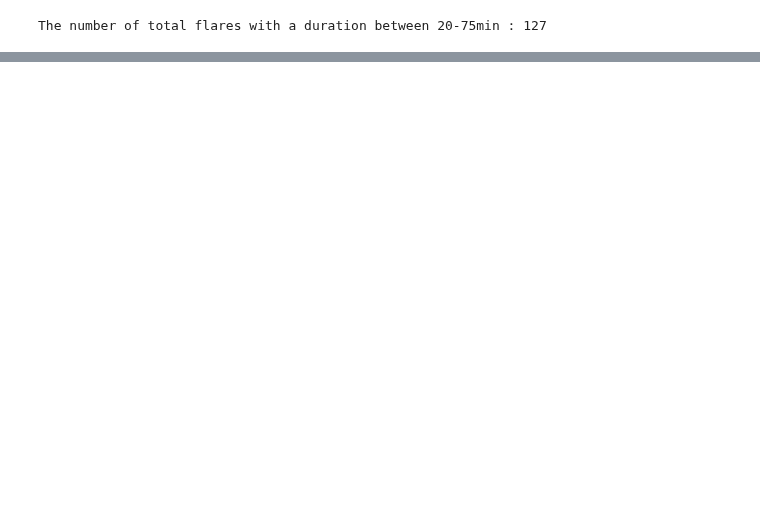
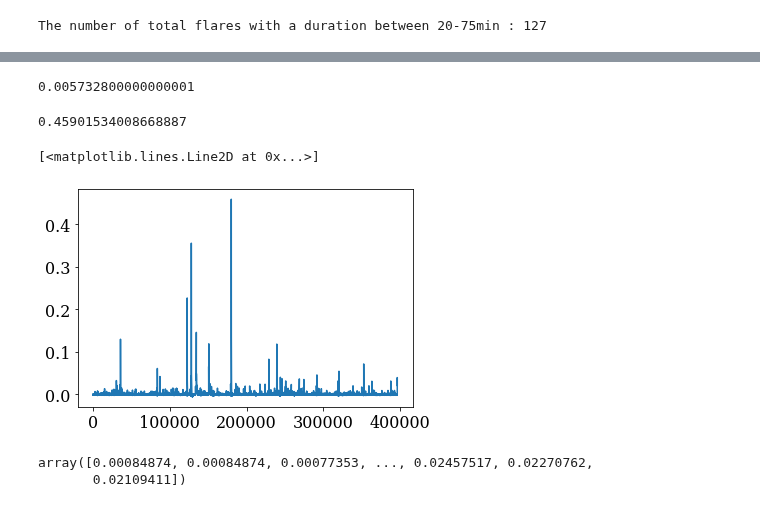
Before and after one commit to lupitatovar/flares, a Jupyter notebook: notebooks/stacked_flares.ipynb, the cells around one changed output, grey strips where cells are left out. Saved outputs shown, nothing was run; the diff lists cells and outputs as text; code cells hidden in the pictures; blank space fills up the shorter version.

```diff
--- a/notebooks/stacked_flares.ipynb
+++ b/notebooks/stacked_flares.ipynb
@@ -37,11 +37,12 @@ from lightkurve import search_targetpixelfile
 target = '9726699'
 gj1243_collection = search_lightcurvefile(target,cadence='short').download_all()
 # %%
-gj1243lc = gj1243_collection[0].PDCSAP_FLUX
+gj1243lc = gj1243_collection[0].PDCSAP_FLUX.remove_nans()
 
+#stitching together the full light curve
 for q in range(1,len(gj1243_collection)):
     try:
-        gj1243lc = gj1243lc.append(gj1243_collection[q].PDCSAP_FLUX)
+        gj1243lc = gj1243lc.append(gj1243_collection[q].PDCSAP_FLUX).remove_nans()
     except:
             print(q)
 # %% [markdown]
@@ -472,6 +450,6 @@ plt.xlim(539.5,550)
 # %%
 #subtracting the gp
-
+oneflare_x = gj1243_collection[0].time
 plt.scatter(oneflare_x,detrended_unmes)
 #avg that includes the flares
 
@@ -628,0 +578,21 @@ print(len(q1_flares))
+# %%
+#interpolating the full light curve
+plt.scatter(oneflare_x,detrended_unmes)
+#avg that includes the flares
+
+#plt.xlim(539.645,539.69)
+#plt.xlim(539.645,539.670)
+#plt.ylim(-.01,0.01)
+
+#plt.plot(x, pred_mean, color=color)
+#plt.fill_between(x, pred_mean+pred_std, pred_mean-pred_std, color=color, alpha=0.5,
+                 #edgecolor="none")
+plt.xlabel("Time")
+plt.ylabel("Flux")
+
+padding_factor = 10
+steps = padding_factor*len(detrended_unmes)
+
+month1_xvals = np.linspace(539.460, 566.534, steps)
+month1_yinterp = np.interp(month1_xvals, oneflare_x, detrended_unmes)
+plt.plot(month1_xvals,month1_yinterp,'-x',color='orange',alpha=0.5)
@@ -679,0 +643,18 @@ max(q1_yinterp)
+# %%
+m1_flares_dur_limit['flux peak'][1]
+# %% [output]
+0.005732800000000001
+# %%
+np.amax(month1_yinterp)
+# %% [output]
+0.45901534008668887
+# %%
+plt.plot(month1_yinterp)
+# %% [output]
+[<matplotlib.lines.Line2D at 0x...>]
+[figure, added]
+# %%
+month1_yinterp
+# %% [output]
+array([0.00084874, 0.00084874, 0.00077353, ..., 0.02457517, 0.02270762,
+       0.02109411])
```
Also changed, not shown: parts of 34 cells of this notebook.
